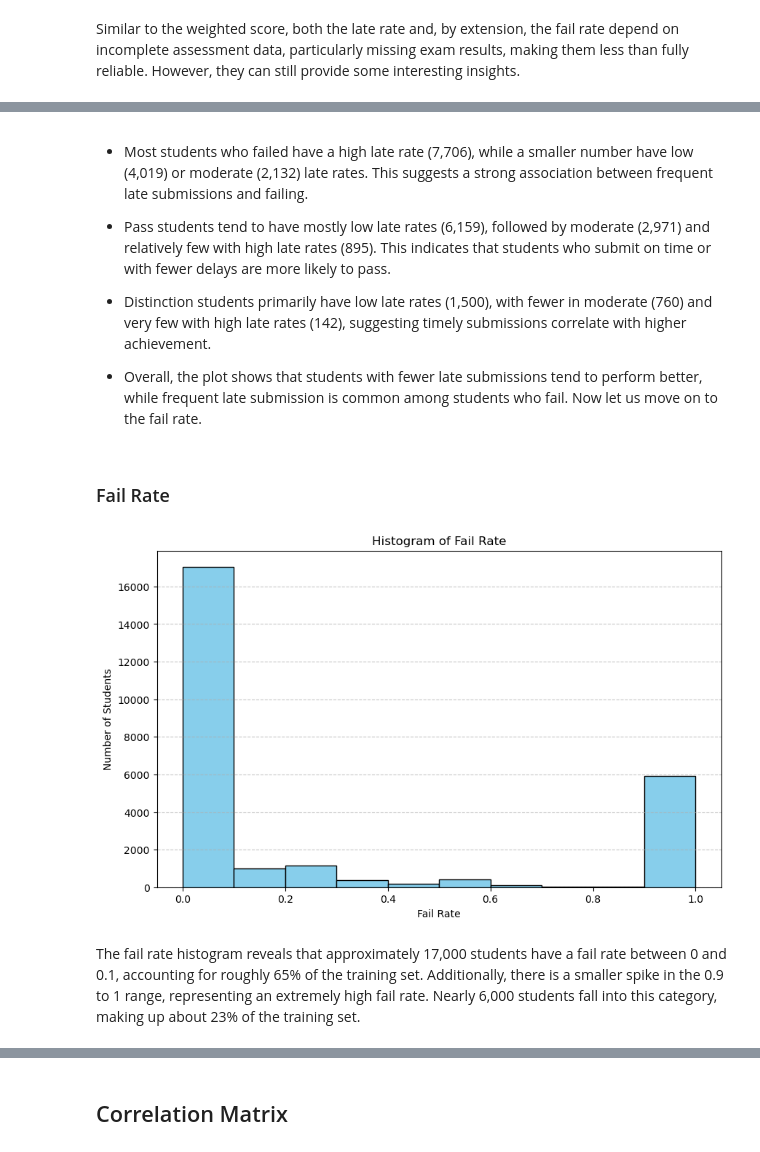
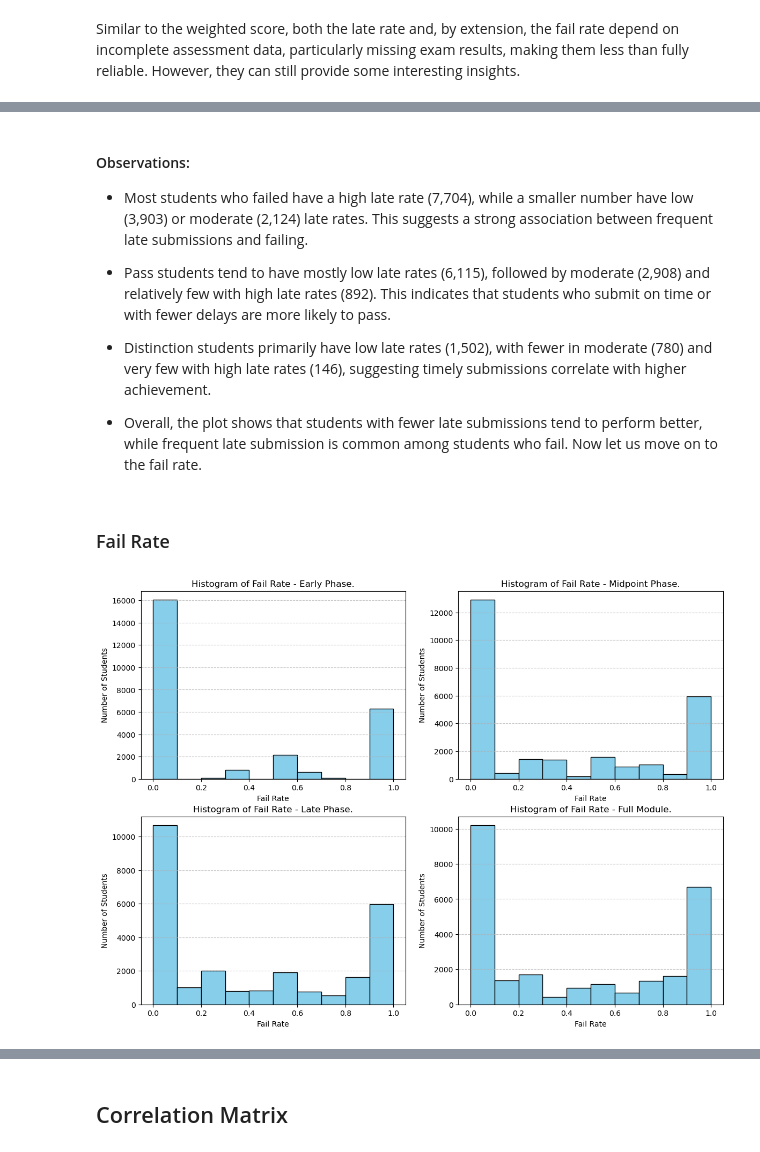
Before and after one commit to MScProjs/MScProject2025-Ali-Suhail, a Jupyter notebook: codes/models.ipynb, the cells around one changed output, grey strips where cells are left out. Cells and saved outputs as stored; diff of their text form; code cells hidden in the pictures.

```diff
--- a/codes/models.ipynb
+++ b/codes/models.ipynb
@@ -3743,0 +3980,18 @@ Most students have a low late submission rate, but there’s a noticeable spike
+# %%
+train_datasets_late_rate_hist = {
+    'Early Phase': train_early,
+    'Midpoint Phase': train_midpoint,
+    'Late Phase': train_late,
+    'Full Module': train_full
+}
+
+plt.figure(figsize=(14, 10))
+
+for i, (phase, df) in enumerate(train_datasets_late_rate_hist.items(), 1):
+    plt.subplot(2, 2, i)
+    plt.hist(df['late_rate'], color='skyblue', edgecolor='black')
+    plt.xlabel('Late Rate')
+    plt.ylabel('Number of Students')
+    plt.title(f'Histogram of Late Rate - {phase}.')
+    plt.grid(axis='y', linestyle='--', alpha=0.7)
+plt.show()
@@ -3786,23 +4064,32 @@ plt.show()
 # %% [markdown]
-- Most students who failed have a high late rate (7,706), while a smaller number have low (4,019) or moderate (2,132) late rates. This suggests a strong association between frequent late submissions and failing.
+#### Observations:
 
-- Pass students tend to have mostly low late rates (6,159), followed by moderate (2,971) and relatively few with high late rates (895). This indicates that students who submit on time or with fewer delays are more likely to pass.
+* Most students who failed have a high late rate (7,704), while a smaller number have low (3,903) or moderate (2,124) late rates. This suggests a strong association between frequent late submissions and failing.
 
-- Distinction students primarily have low late rates (1,500), with fewer in moderate (760) and very few with high late rates (142), suggesting timely submissions correlate with higher achievement.
+* Pass students tend to have mostly low late rates (6,115), followed by moderate (2,908) and relatively few with high late rates (892). This indicates that students who submit on time or with fewer delays are more likely to pass.
 
-- Overall, the plot shows that students with fewer late submissions tend to perform better, while frequent late submission is common among students who fail. Now let us move on to the fail rate.
+* Distinction students primarily have low late rates (1,502), with fewer in moderate (780) and very few with high late rates (146), suggesting timely submissions correlate with higher achievement.
+
+* Overall, the plot shows that students with fewer late submissions tend to perform better, while frequent late submission is common among students who fail. Now let us move on to the fail rate.
 # %% [markdown]
 ### Fail Rate
 # %%
-# Plot histogram for `fail_rate`.
-plt.figure(figsize=(10, 6))
-plt.hist(train['fail_rate'], color='skyblue', edgecolor='black')
-plt.xlabel('Fail Rate')
-plt.ylabel('Number of Students')
-plt.title('Histogram of Fail Rate')
-plt.grid(axis='y', linestyle='--', alpha=0.7)
+train_datasets_fail_rate_hist = {
+    'Early Phase': train_early,
+    'Midpoint Phase': train_midpoint,
+    'Late Phase': train_late,
+    'Full Module': train_full
+}
+
+plt.figure(figsize=(14, 10))
+
+for i, (phase, df) in enumerate(train_datasets_fail_rate_hist.items(), 1):
+    plt.subplot(2, 2, i)
+    plt.hist(df['fail_rate'], color='skyblue', edgecolor='black')
+    plt.xlabel('Fail Rate')
+    plt.ylabel('Number of Students')
+    plt.title(f'Histogram of Fail Rate - {phase}.')
+    plt.grid(axis='y', linestyle='--', alpha=0.7)
 plt.show()
 # %% [output]
-[figure, old version]
+[figure, new version]
-# %% [markdown]
-The fail rate histogram reveals that approximately 17,000 students have a fail rate between 0 and 0.1, accounting for roughly 65% of the training set. Additionally, there is a smaller spike in the 0.9 to 1 range, representing an extremely high fail rate. Nearly 6,000 students fall into this category, making up about 23% of the training set.
```
Also changed, not shown: parts of 142 cells of this notebook, 9 other files.
